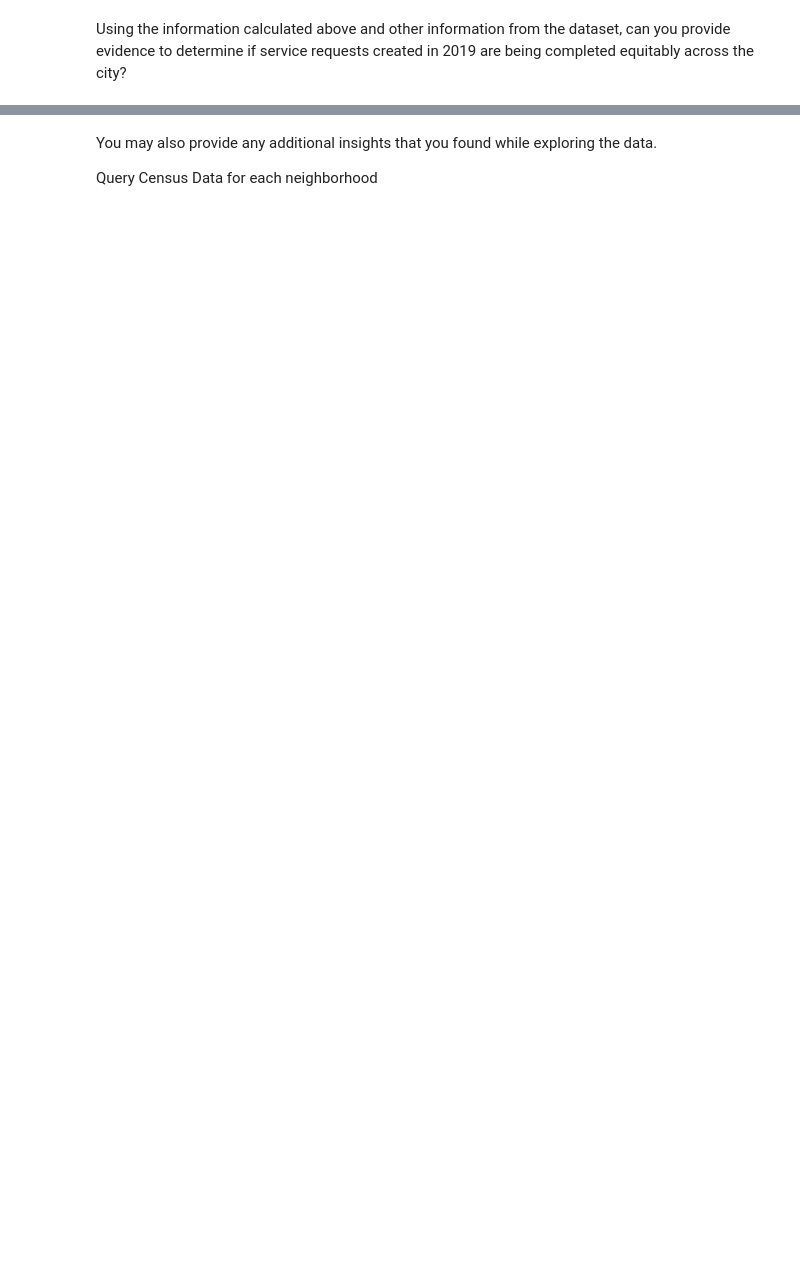
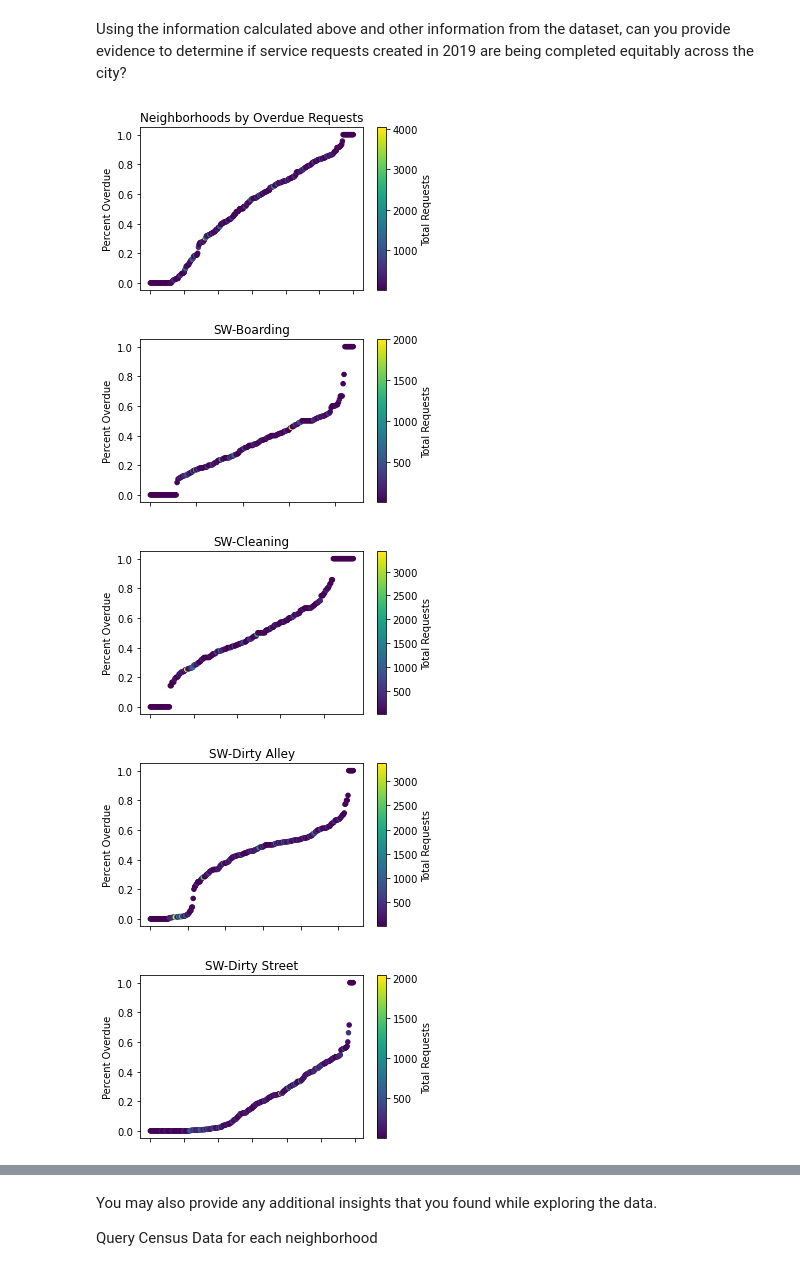
Before and after one commit to micah-rufsvold/hottinruf, a Jupyter notebook: Citistat_Analytics/Citistat interview analysis.ipynb, the cells around one changed output, grey strips where cells are left out. Saved outputs shown, nothing was run; the diff lists cells and outputs as text; code cells hidden in the pictures; blank space fills up the shorter version.

Commit message:
Added graphing neighborhoods by overdue to CSR

```diff
--- a/Citistat_Analytics/Citistat interview analysis.ipynb
+++ b/Citistat_Analytics/Citistat interview analysis.ipynb
@@ -12,3 +6,26 @@ original_recs.head()"""
+# %%
+#Import Dependencies
+import pandas as pd
+import numpy as np
+import matplotlib as plt
+#This originally imported the Excel doc and saved it off as a pickle file for quick access.
+"""import pandas as pd
+original_recs = pd.read_excel(r'311_CSR_SW.xlsx')
+original_recs.to_pickle('311_CSR_SW.pkl')
+original_recs.head()"""
+
+#Functions to init
+def graph_hoods_by_overdue(df, name):
+    neighborhood_groups = df.groupby("Neighborhood")
+
+    overdue_by_hood = neighborhood_groups["Overdue"].apply(lambda x : x.sum()/len(x)).reset_index(name="Percent Overdue")
+    overdue_count = neighborhood_groups["Overdue"].apply(lambda x: len(x)).reset_index(name = "Total")
+    overdue_by_hood["Total Requests"] = overdue_count["Total"]
+    sorted_overdue = overdue_by_hood.sort_values(by="Percent Overdue")
+    sorted_overdue["num"] = np.arange(0,len(overdue_by_hood))
+    g = sorted_overdue.plot(y="Percent Overdue", c="Total Requests", x="num", kind="scatter", colormap='viridis', title=name, figsize= (5,3), )
+    g.set_xlabel("Neighborhoods, Ranked by % Overdue")
+    return g
 # %% [markdown]
 ## Initialize Clean Records Dataframe
 "Please ignore any services labeled as “proactive”, or status noted as duplicate. Using the dataset “311_CSR” provided and filtering to only include work created from January 1, 2017- December 31, 2019."
@@ -55,0 +76,11 @@ overdue_by_hood.plot(y="Percent Overdue",x="num", kind="scatter")
+# %%
+graph_hoods_by_overdue(clean_recs.loc[clean_recs["Created Date"].dt.year == 2019], "Neighborhoods by Overdue Requests")
+
+for group in service_groups:
+    graph_hoods_by_overdue(group[1],group[0])
+# %% [output]
+[figure, added]
+[figure, added]
+[figure, added]
+[figure, added]
+[figure, added]
```
Also changed, not shown: parts of 11 cells of this notebook, 2 other files.
